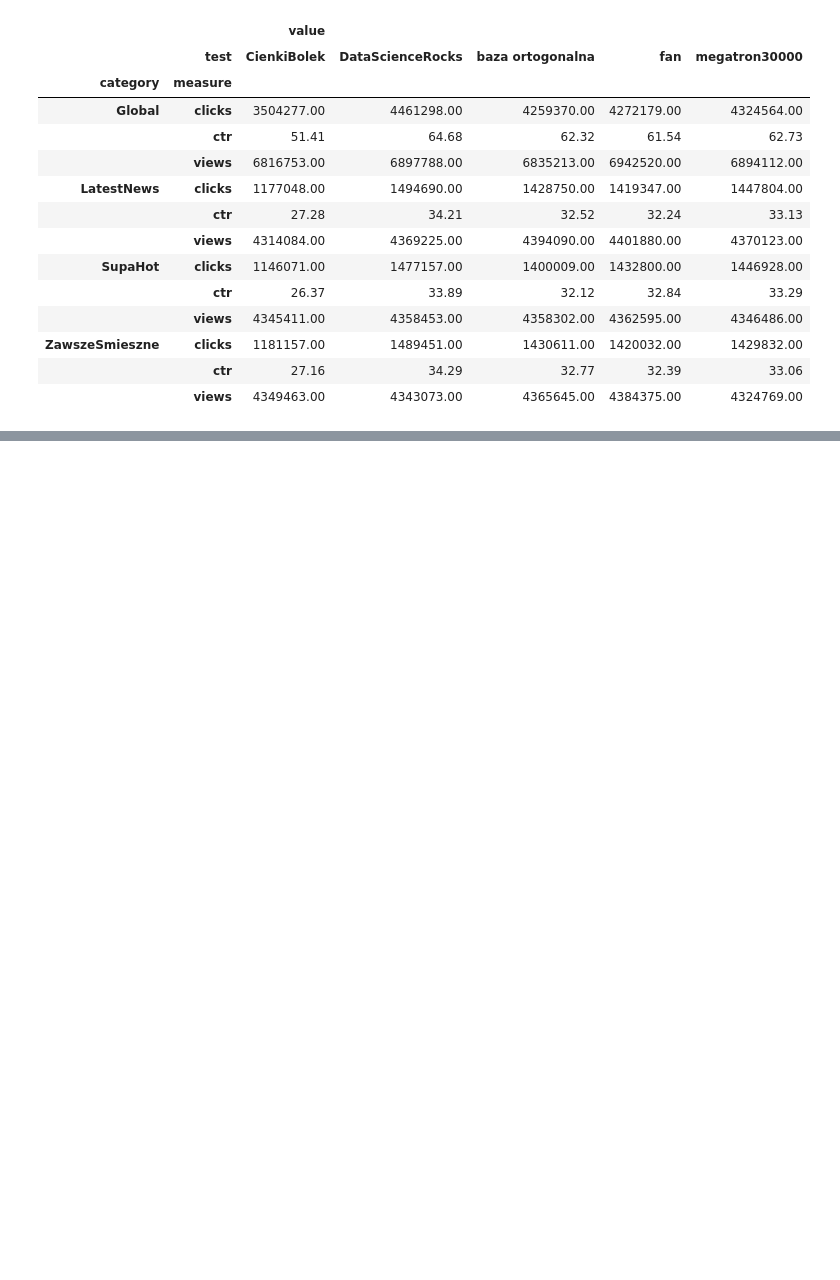
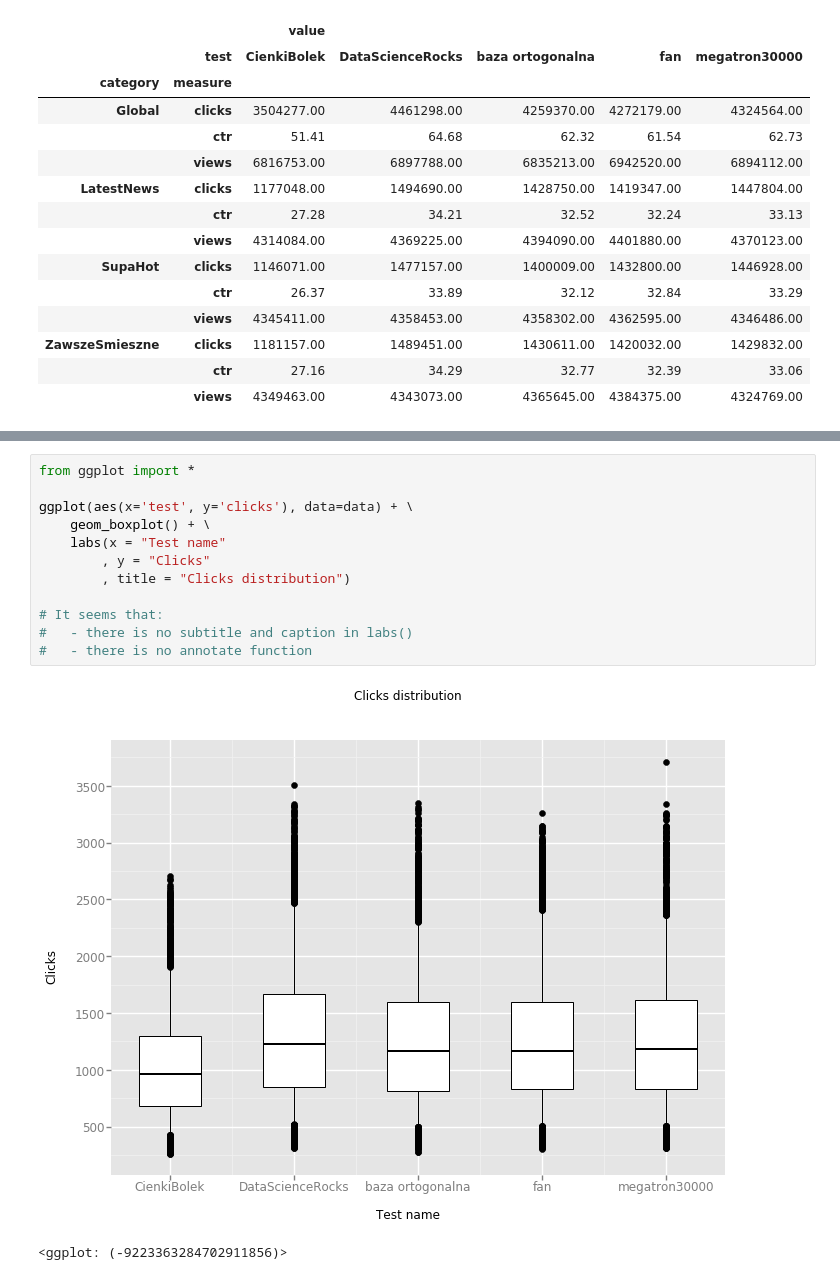
Before and after one commit to langusta/cheatsheets, a Jupyter notebook: data_wrangling/py-data-wrangling.ipynb, the cells around one changed output, grey strips where cells are left out. Cells and saved outputs as stored; diff of their text form; blank space fills up the shorter version.

```diff
--- a/data_wrangling/py-data-wrangling.ipynb
+++ b/data_wrangling/py-data-wrangling.ipynb
@@ -81,0 +102,15 @@ summ.set_index(['test', 'category', 'measure']).unstack(level=0)
+# %%
+from ggplot import *
+
+ggplot(aes(x='test', y='clicks'), data=data) + \
+    geom_boxplot() + \
+    labs(x = "Test name"
+        , y = "Clicks"
+        , title = "Clicks distribution")
+
+# It seems that:
+#   - there is no subtitle and caption in labs()
+#   - there is no annotate function
+# %% [output]
+[figure, added]
+<ggplot: (-9223363284702911856)>
```
Also changed, not shown: parts of 6 cells of this notebook.
